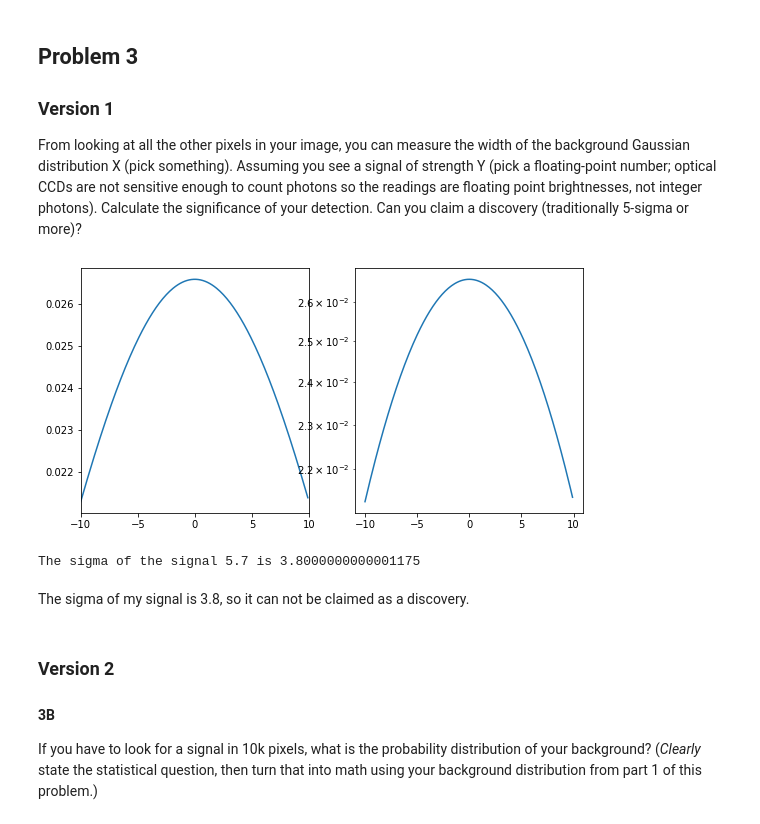
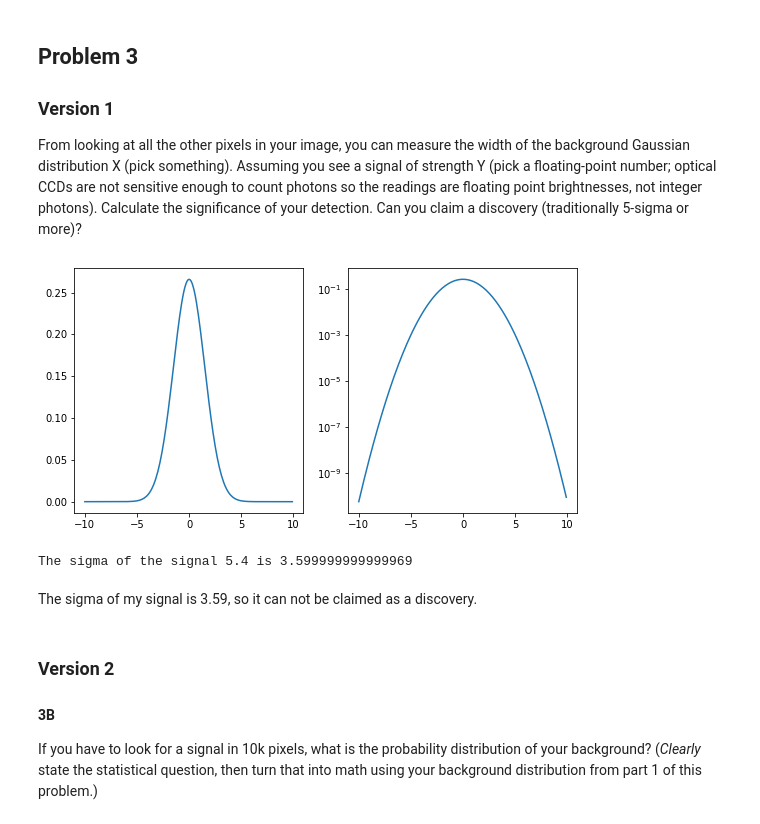
Before and after one commit to AdamK42/physics-434, a Jupyter notebook: lab2/lab2.ipynb, the cells around one changed output. Saved outputs shown, nothing was run; the diff lists cells and outputs as text; code cells hidden in the pictures.

```diff
--- a/lab2/lab2.ipynb
+++ b/lab2/lab2.ipynb
@@ -205,23 +205,22 @@ The shape becomes closer to a parabola, looking more and more symmetric on eithe
 From looking at all the other pixels in your image, you can measure the width of the background Gaussian distribution X (pick something). Assuming you see a signal of strength Y (pick a floating-point number; optical CCDs are not sensitive enough to count photons so the readings are floating point brightnesses, not integer photons). Calculate the significance of your detection. Can you claim a discovery (traditionally 5-sigma or more)?
 # %%
 # Pick some values
-width = 15 # Default normal distribution is 1
-signal = 32
+width = 1.5 # Default normal distribution is 1
+signal = 5.4
 
 # Now we create some axes for our gaussian
 
 x = np.arange(-10, 10, 0.1)
 distribution = norm.pdf(x, scale=width)
 
 figure = plt.figure(figsize=[9, 4.5])
 ax = figure.subplots(1, 2)
-ax[0].set_xlim([-10, 10])
 ax[0].plot(x, distribution)
 
 ax[1].set_yscale('log')
 ax[1].plot(x, distribution);
 # %% [output]
-[figure, old version]
+[figure, new version]
 # %%
 # Calculate signal sigma
 
@@ -230,9 +229,9 @@ sigma = norm.ppf(percentile)
 
 print('The sigma of the signal ' + str(signal) + ' is ' + str(sigma))
 # %% [output]
-The sigma of the signal 5.7 is 3.8000000000001175
+The sigma of the signal 5.4 is 3.599999999999969
 # %% [markdown]
-The sigma of my signal is 3.8, so it can not be claimed as a discovery.
+The sigma of my signal is 3.59, so it can not be claimed as a discovery.
 # %% [markdown]
 ### Version 2
 
```
Also changed, not shown: parts of 12 cells of this notebook.
